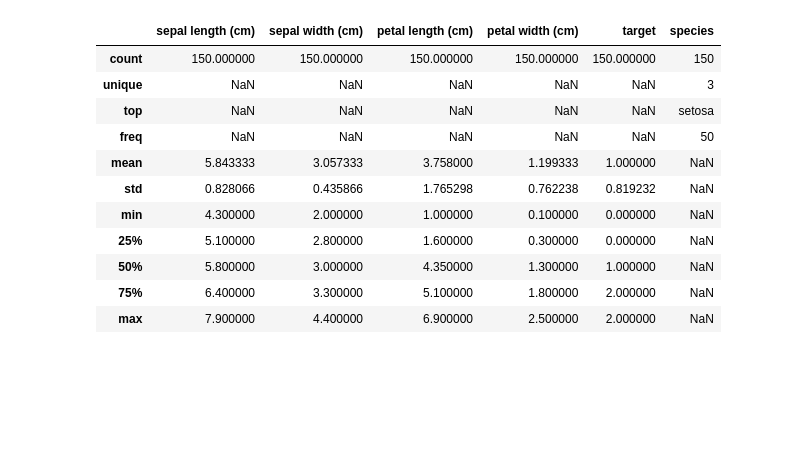
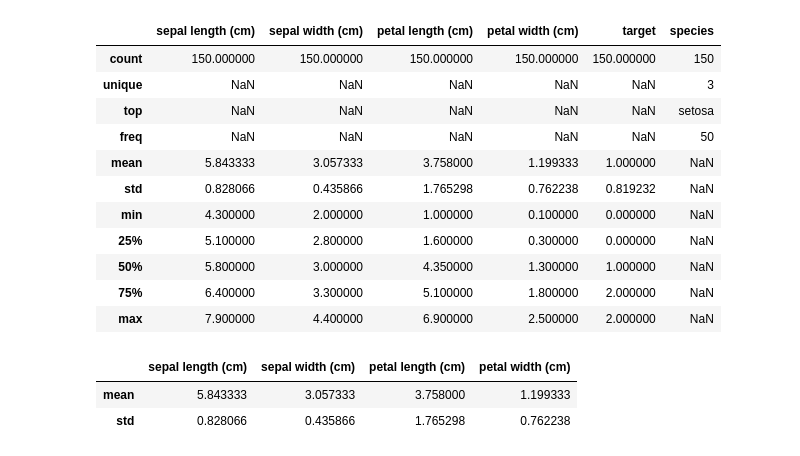
Before and after one commit to Nishitha0730/Machine-Learning, a Jupyter notebook: Data Pre-Processing/Data_Pre_Processing.ipynb, the cells around one changed output. Drawn from its saved outputs; the diff is of its cells as text; code cells hidden in the pictures; blank space fills up the shorter version.

Commit message:
exclude unnecessary columns and get mean and standard deviation

```diff
--- a/Data Pre-Processing/Data_Pre_Processing.ipynb
+++ b/Data Pre-Processing/Data_Pre_Processing.ipynb
@@ -110,3 +110,9 @@ df.describe(include='all')  # describe DataFrame with all columns
 | 50% | 5.800000 | 3.000000 | 4.350000 | 1.300000 | 1.000000 | NaN |
 | 75% | 6.400000 | 3.300000 | 5.100000 | 1.800000 | 2.000000 | NaN |
 | max | 7.900000 | 4.400000 | 6.900000 | 2.500000 | 2.000000 | NaN |
+# %%
+df.drop(['target','species'],axis=1).describe().loc[['mean','std']]
+# %% [output]
+|  | sepal length (cm) | sepal width (cm) | petal length (cm) | petal width (cm) |
+| mean | 5.843333 | 3.057333 | 3.758000 | 1.199333 |
+| std | 0.828066 | 0.435866 | 1.765298 | 0.762238 |
```
